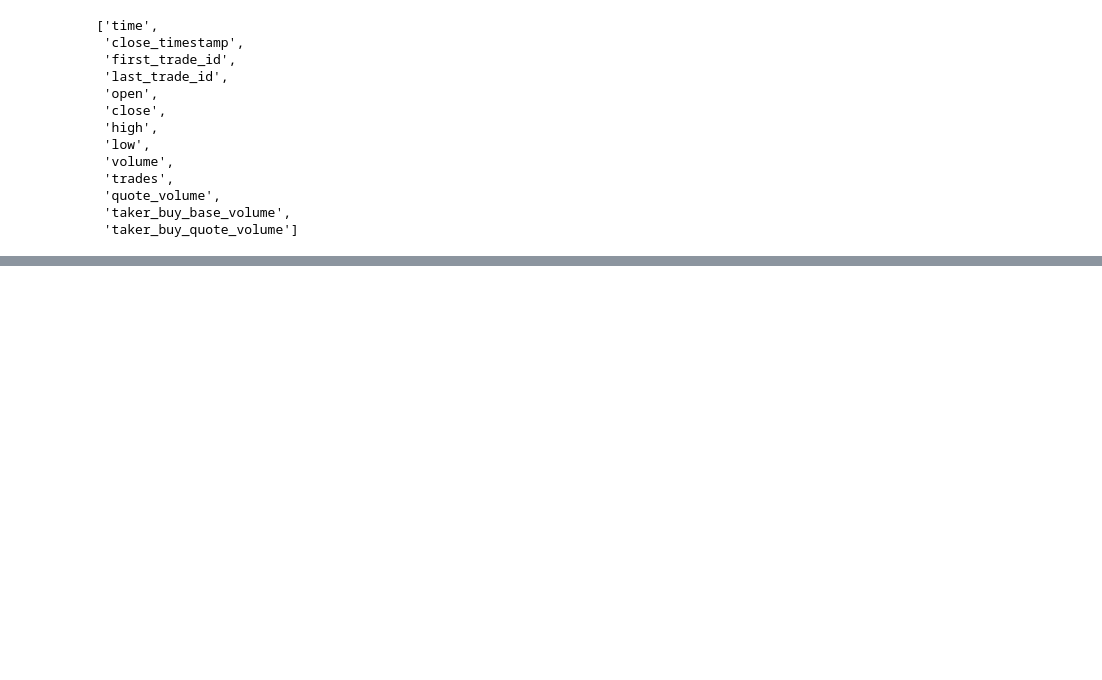
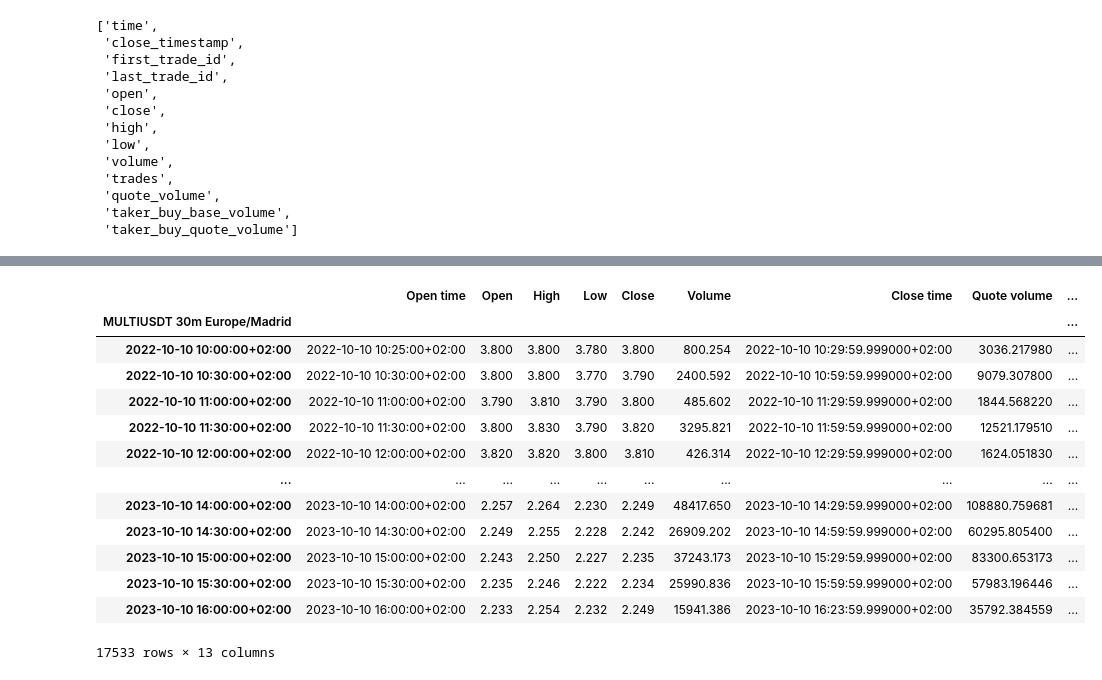
Before and after one commit to nand0san/binpan_studio, a Jupyter notebook: example_database.ipynb, the cells around one changed output, grey strips where cells are left out. Drawn from its saved outputs; the diff is of its cells as text; code cells hidden in the pictures; blank space fills up the shorter version.

```diff
--- a/example_database.ipynb
+++ b/example_database.ipynb
@@ -104,9 +149,17 @@ sym.get_agg_trades()
-# %%
-table=choice(tables)
-symbol = table.split("_")[0]
-tick_interval = table.split("_")[-1]
-
-sym = binpan.Symbol(symbol=symbol,
-                    tick_interval=tick_interval,
-                    time_zone='Europe/Madrid')
-sym.plot()
+# %%
+sym.resample(tick_interval="30m")
+# %% [output]
+|  | Open time | Open | High | Low | Close | Volume | Close time | Quote volume | ... |
+| MULTIUSDT 30m Europe/Madrid |  |  |  |  |  |  |  |  | ... |
+| 2022-10-10 10:00:00+02:00 | 2022-10-10 10:25:00+02:00 | 3.800 | 3.800 | 3.780 | 3.800 | 800.254 | 2022-10-10 10:29:59.999000+02:00 | 3036.217980 | ... |
+| 2022-10-10 10:30:00+02:00 | 2022-10-10 10:30:00+02:00 | 3.800 | 3.800 | 3.770 | 3.790 | 2400.592 | 2022-10-10 10:59:59.999000+02:00 | 9079.307800 | ... |
+| 2022-10-10 11:00:00+02:00 | 2022-10-10 11:00:00+02:00 | 3.790 | 3.810 | 3.790 | 3.800 | 485.602 | 2022-10-10 11:29:59.999000+02:00 | 1844.568220 | ... |
+| 2022-10-10 11:30:00+02:00 | 2022-10-10 11:30:00+02:00 | 3.800 | 3.830 | 3.790 | 3.820 | 3295.821 | 2022-10-10 11:59:59.999000+02:00 | 12521.179510 | ... |
+| 2022-10-10 12:00:00+02:00 | 2022-10-10 12:00:00+02:00 | 3.820 | 3.820 | 3.800 | 3.810 | 426.314 | 2022-10-10 12:29:59.999000+02:00 | 1624.051830 | ... |
+| ... | ... | ... | ... | ... | ... | ... | ... | ... | ... |
+| 2023-10-10 14:00:00+02:00 | 2023-10-10 14:00:00+02:00 | 2.257 | 2.264 | 2.230 | 2.249 | 48417.650 | 2023-10-10 14:29:59.999000+02:00 | 108880.759681 | ... |
+| 2023-10-10 14:30:00+02:00 | 2023-10-10 14:30:00+02:00 | 2.249 | 2.255 | 2.228 | 2.242 | 26909.202 | 2023-10-10 14:59:59.999000+02:00 | 60295.805400 | ... |
+| 2023-10-10 15:00:00+02:00 | 2023-10-10 15:00:00+02:00 | 2.243 | 2.250 | 2.227 | 2.235 | 37243.173 | 2023-10-10 15:29:59.999000+02:00 | 83300.653173 | ... |
+| 2023-10-10 15:30:00+02:00 | 2023-10-10 15:30:00+02:00 | 2.235 | 2.246 | 2.222 | 2.234 | 25990.836 | 2023-10-10 15:59:59.999000+02:00 | 57983.196446 | ... |
+| 2023-10-10 16:00:00+02:00 | 2023-10-10 16:00:00+02:00 | 2.233 | 2.254 | 2.232 | 2.249 | 15941.386 | 2023-10-10 16:23:59.999000+02:00 | 35792.384559 | ... |
+17533 rows × 13 columns
```
Also changed, not shown: parts of 12 cells of this notebook, 7 other files.
